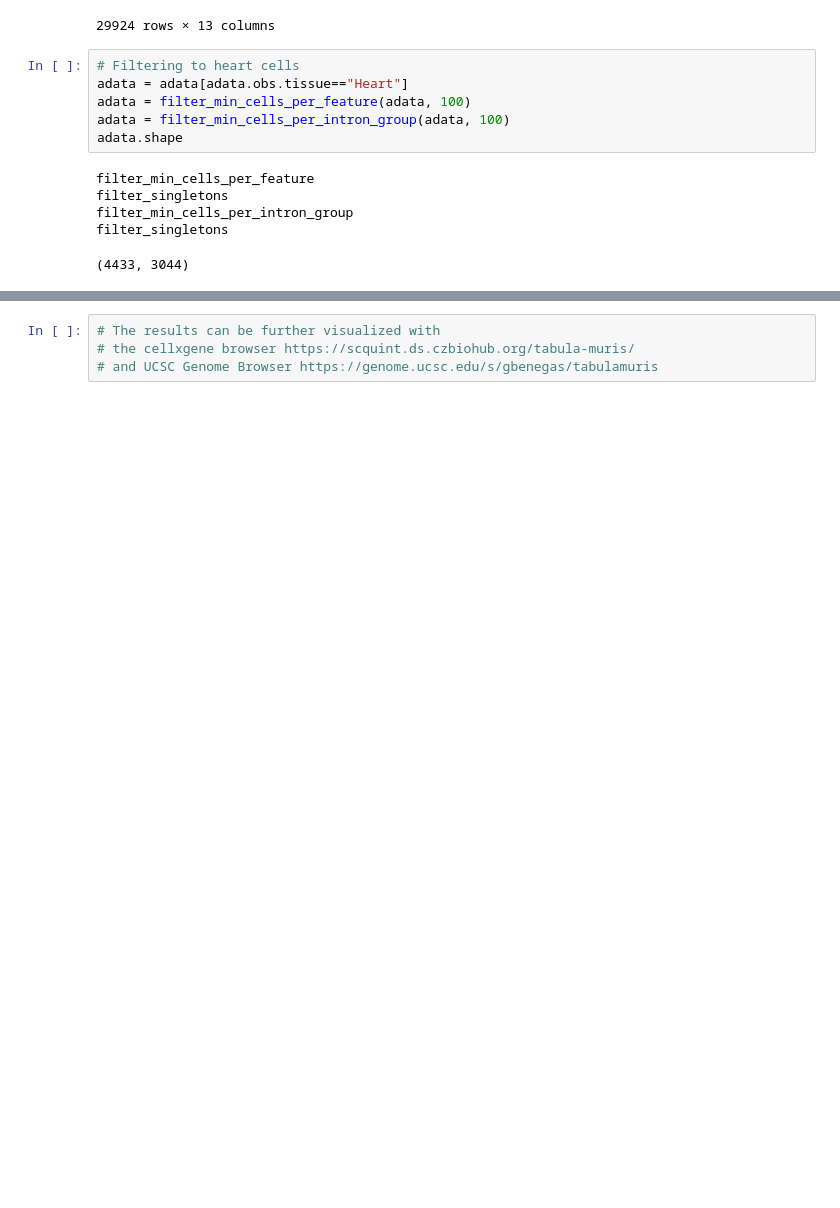
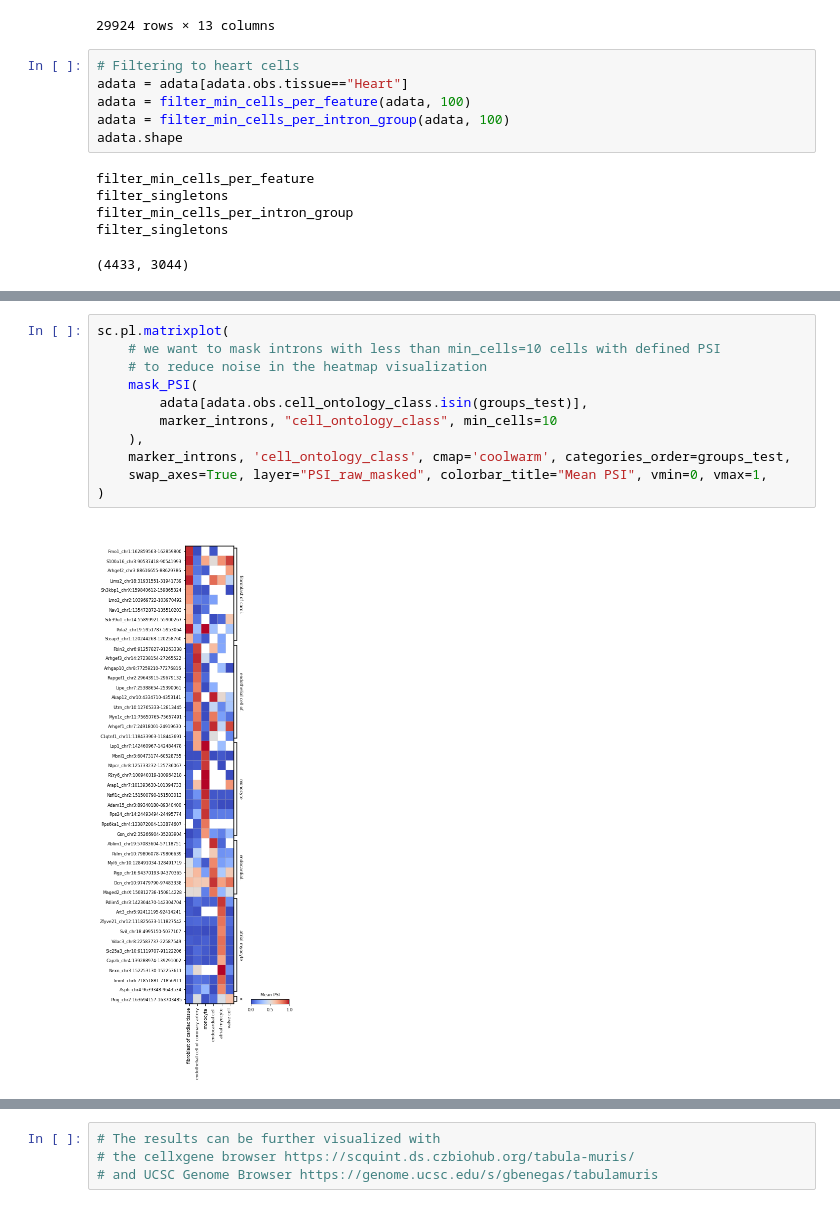
Before and after one commit to songlab-cal/scquint, a Jupyter notebook: differential_splicing_example.ipynb, the cells around one changed output, grey strips where cells are left out. Cells and saved outputs as stored; diff of their text form; blank space fills up the shorter version.

```diff
--- a/differential_splicing_example.ipynb
+++ b/differential_splicing_example.ipynb
@@ -193,2 +262,15 @@ sc.pl.matrixplot(
+# %%
+sc.pl.matrixplot(
+    # we want to mask introns with less than min_cells=10 cells with defined PSI
+    # to reduce noise in the heatmap visualization
+    mask_PSI(
+        adata[adata.obs.cell_ontology_class.isin(groups_test)],
+        marker_introns, "cell_ontology_class", min_cells=10
+    ),
+    marker_introns, 'cell_ontology_class', cmap='coolwarm', categories_order=groups_test,
+    swap_axes=True, layer="PSI_raw_masked", colorbar_title="Mean PSI", vmin=0, vmax=1,
+)
+# %% [output]
+[figure, added]
 # %%
 sc.pl.heatmap(
```
Also changed, not shown: parts of 18 cells of this notebook, 3 other files.
